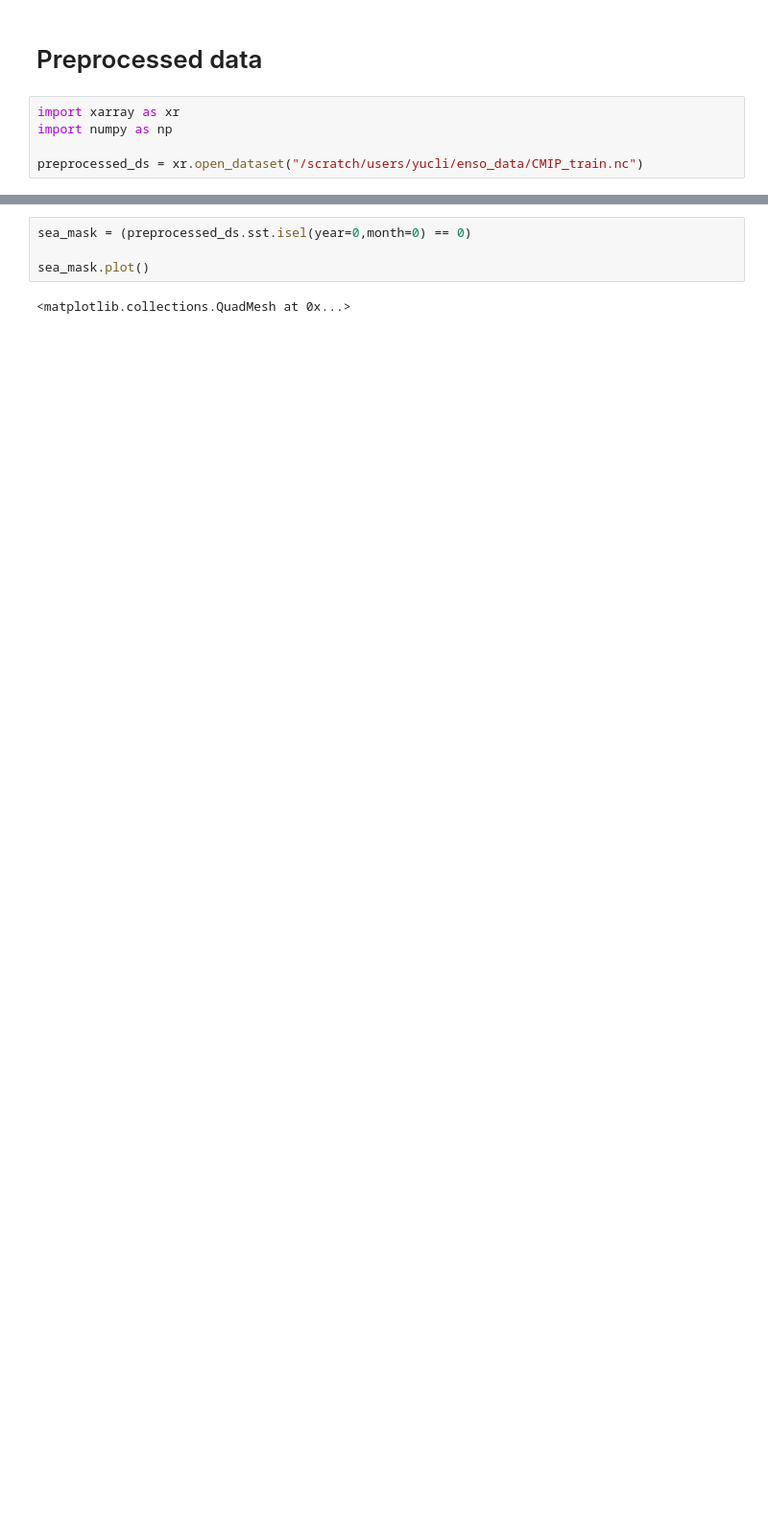
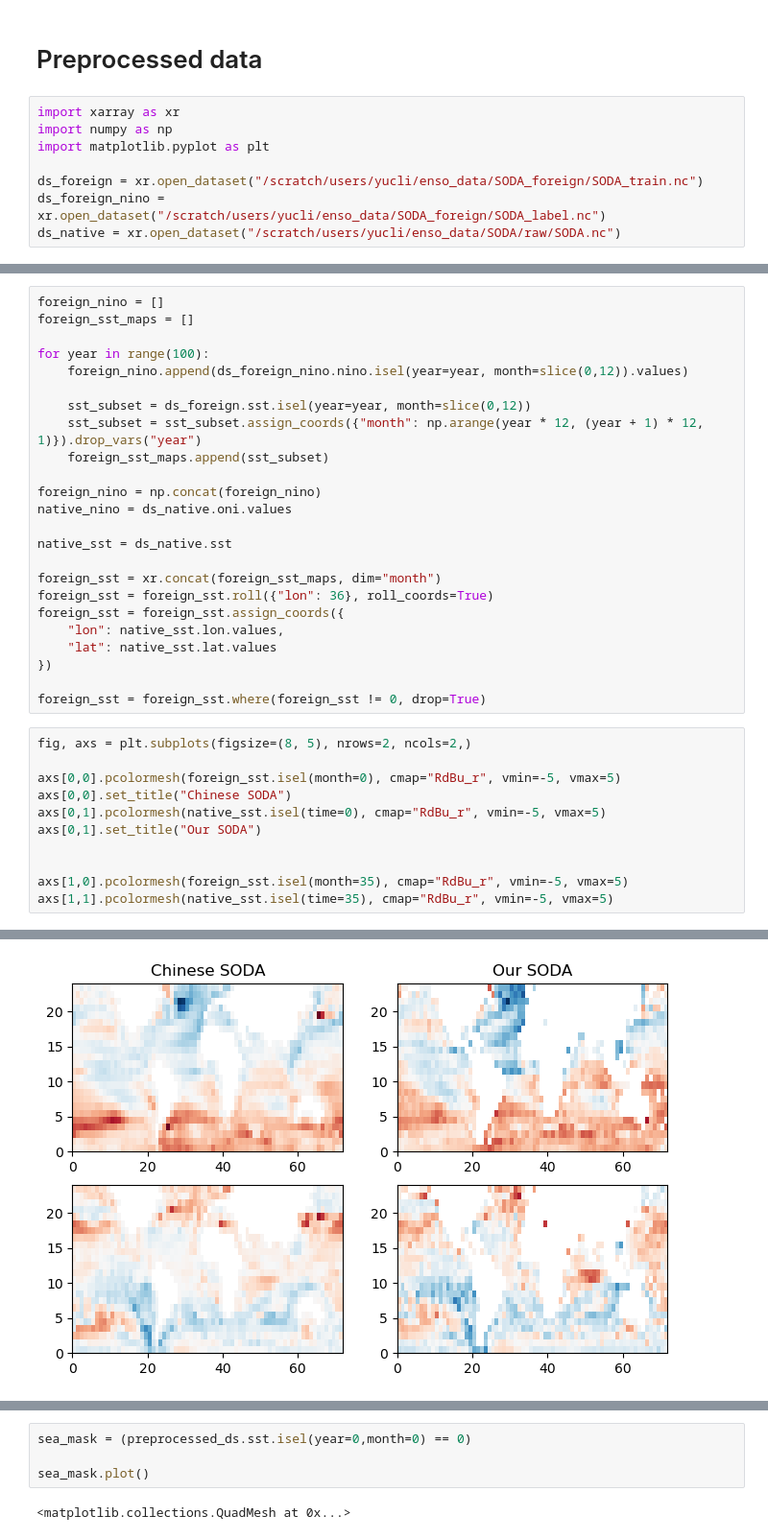
Before and after one commit to EthanZ0524/enso, a Jupyter notebook: data_retrieval/retrieve_data_testing.ipynb, the cells around one changed output, grey strips where cells are left out. Shown: that part at 96% size. Cells and saved outputs as stored; diff of their text form; blank space fills up the shorter version.

Commit message:
Compare our SODA data with the SODA data from Wang et al

```diff
--- a/data_retrieval/retrieve_data_testing.ipynb
+++ b/data_retrieval/retrieve_data_testing.ipynb
@@ -305,5 +305,8 @@ test_ds.oni.isel(time=slice(100,200)).plot()
 # %%
 import xarray as xr
 import numpy as np
+import matplotlib.pyplot as plt
 
-preprocessed_ds = xr.open_dataset("/scratch/users/yucli/enso_data/CMIP_train.nc")
+ds_foreign = xr.open_dataset("/scratch/users/yucli/enso_data/SODA_foreign/SODA_train.nc")
+ds_foreign_nino = xr.open_dataset("/scratch/users/yucli/enso_data/SODA_foreign/SODA_label.nc")
+ds_native = xr.open_dataset("/scratch/users/yucli/enso_data/SODA/raw/SODA.nc")
@@ -314,0 +313,36 @@ preprocessed_ds.t300.isel(year=14,month=8).plot()
+# %%
+foreign_nino = []
+foreign_sst_maps = []
+
+for year in range(100):
+    foreign_nino.append(ds_foreign_nino.nino.isel(year=year, month=slice(0,12)).values)
+
+    sst_subset = ds_foreign.sst.isel(year=year, month=slice(0,12))
+    sst_subset = sst_subset.assign_coords({"month": np.arange(year * 12, (year + 1) * 12, 1)}).drop_vars("year")
+    foreign_sst_maps.append(sst_subset)
+
+foreign_nino = np.concat(foreign_nino)
+native_nino = ds_native.oni.values
+
+native_sst = ds_native.sst
+
+foreign_sst = xr.concat(foreign_sst_maps, dim="month")
+foreign_sst = foreign_sst.roll({"lon": 36}, roll_coords=True)
+foreign_sst = foreign_sst.assign_coords({
+    "lon": native_sst.lon.values,
+    "lat": native_sst.lat.values
+})
+
+foreign_sst = foreign_sst.where(foreign_sst != 0, drop=True)
+# %%
+fig, axs = plt.subplots(figsize=(8, 5), nrows=2, ncols=2,)
+
+axs[0,0].pcolormesh(foreign_sst.isel(month=0), cmap="RdBu_r", vmin=-5, vmax=5)
+axs[0,0].set_title("Chinese SODA")
+axs[0,1].pcolormesh(native_sst.isel(time=0), cmap="RdBu_r", vmin=-5, vmax=5)
+axs[0,1].set_title("Our SODA")
+
+
+axs[1,0].pcolormesh(foreign_sst.isel(month=35), cmap="RdBu_r", vmin=-5, vmax=5)
+axs[1,1].pcolormesh(native_sst.isel(time=35), cmap="RdBu_r", vmin=-5, vmax=5)
+# %% [output]
@@ -314,0 +350 @@ preprocessed_ds.t300.isel(year=14,month=8).plot()
+[figure, added]
```
Also changed, not shown: parts of 3 cells of this notebook.
